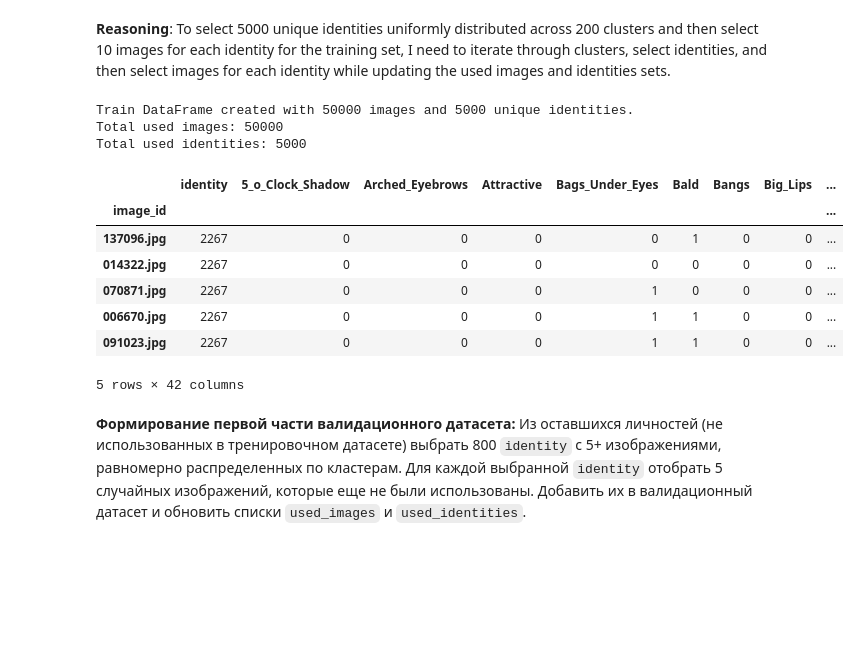
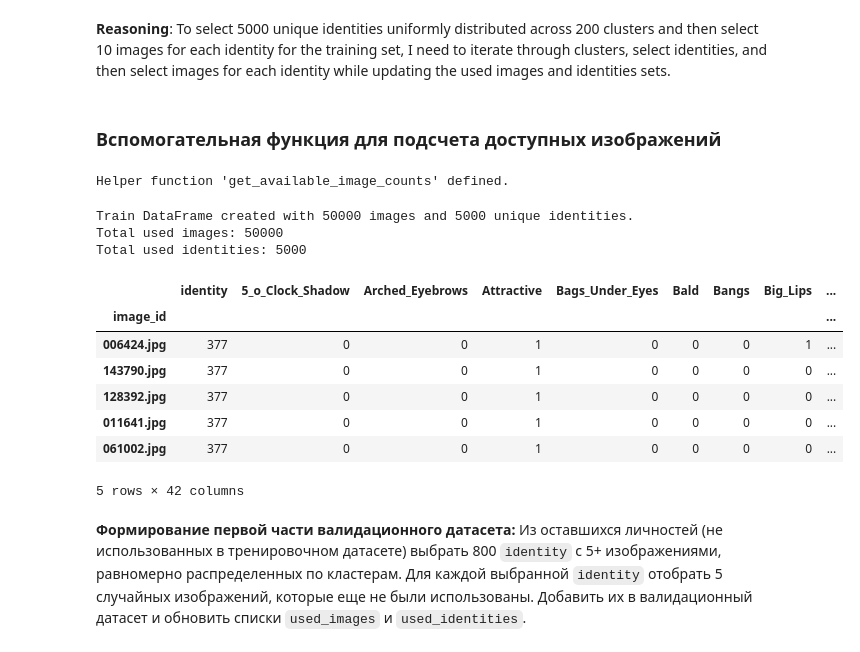
Before and after one commit to dukei/dls-fr, a Jupyter notebook: DLS-project-FR-2_PrepareDataset.ipynb, the cells around one changed output. Cells and saved outputs as stored; diff of their text form; code cells hidden in the pictures; blank space fills up the shorter version.

```diff
--- a/DLS-project-FR-2_PrepareDataset.ipynb
+++ b/DLS-project-FR-2_PrepareDataset.ipynb
@@ -263,6 +263,23 @@ DataFrame filtered for identities with 15+ images created.
 # %% [markdown]
 **Reasoning**:
 To select 5000 unique identities uniformly distributed across 200 clusters and then select 10 images for each identity for the training set, I need to iterate through clusters, select identities, and then select images for each identity while updating the used images and identities sets.
+# %% [markdown]
+### Вспомогательная функция для подсчета доступных изображений
+# %%
+def get_available_image_counts(df, used_images_set):
+    """
+    Calculates the number of available (not yet used) images for each identity in a DataFrame.
+    """
+    # Filter out images that are already used globally
+    available_df = df[~df.index.isin(used_images_set)].copy()
+
+    # Count available images per identity
+    available_counts = available_df.groupby('identity').size().reset_index(name='available_images_count')
+    return available_counts.set_index('identity')
+
+print("Helper function 'get_available_image_counts' defined.")
+# %% [output]
+Helper function 'get_available_image_counts' defined.
 # %%
 import numpy as np
 from tqdm.auto import tqdm
@@ -274,8 +291,8 @@ identities_per_cluster_target = target_train_identities // 200
 train_identities_collected = set()
 train_images_list = []
 
-# Group df_15_plus by cluster and identity for efficient lookup
-grouped_by_cluster_identity = df_15_plus.groupby(['cluster_label', 'identity'])
+# Pre-calculate available image counts for df_15_plus relevant identities
+available_train_counts = get_available_image_counts(df_15_plus, used_images)
 
 # Iterate through each cluster to select identities and images
 for cluster_label in tqdm(range(200)):
@@ -286,15 +303,18 @@ for cluster_label in tqdm(range(200)):
     possible_identities_in_cluster = df_15_plus[(df_15_plus['cluster_label'] == cluster_label) &
                                                 (~df_15_plus['identity'].isin(used_identities)) &
                                                 (df_15_plus['identity'].isin(identities_15_plus))]['identity'].unique()
-
-    # Convert to list for random sampling
     possible_identities_in_cluster = list(possible_identities_in_cluster)
 
+    eligible_identities_in_cluster = []
+    for identity in possible_identities_in_cluster:
+        if identity in available_train_counts.index and available_train_counts.loc[identity, 'available_images_count'] >= images_per_train_identity:
+            eligible_identities_in_cluster.append(identity)
+
     # Determine how many identities to pick from this cluster
-    num_to_pick = min(identities_per_cluster_target, len(possible_identities_in_cluster))
+    num_to_pick = min(identities_per_cluster_target, len(eligible_identities_in_cluster))
 
     if num_to_pick > 0:
-        selected_identities_from_cluster = np.random.choice(possible_identities_in_cluster, num_to_pick, replace=False)
+        selected_identities_from_cluster = np.random.choice(eligible_identities_in_cluster, num_to_pick, replace=False)
     else:
         selected_identities_from_cluster = []
 
@@ -302,14 +322,11 @@ for cluster_label in tqdm(range(200)):
         if len(train_identities_collected) >= target_train_identities:
             break
 
-        # Get images for this identity in this cluster, ensuring they are not used yet
-        identity_images = df_15_plus[(df_15_plus['identity'] == identity) &
-                                     (df_15_plus['cluster_label'] == cluster_label) &
-                                     (~df_15_plus.index.isin(used_images))]
+        available_images = merged_df[(merged_df['identity'] == identity) &
+                                     (~merged_df.index.isin(used_images))]
 
-        # Ensure there are enough images
-        if len(identity_images) >= images_per_train_identity:
-            selected_images = identity_images.sample(n=images_per_train_identity, random_state=42)
+        if len(available_images) >= images_per_train_identity:
+            selected_images = available_images.sample(n=images_per_train_identity, random_state=42)
             train_images_list.append(selected_images)
             used_images.update(selected_images.index.tolist())
             used_identities.add(identity)
@@ -324,47 +341,46 @@ if remaining_target_identities > 0:
     potential_additional_identities = []
     for identity in tqdm(identities_15_plus):
         if identity not in used_identities:
-            available_images = merged_df[(merged_df['identity'] == identity) &
-                                         (~merged_df.index.isin(used_images))]
-            if len(available_images) >= images_per_train_identity:
+            # Use pre-calculated counts
+            if identity in available_train_counts.index and available_train_counts.loc[identity, 'available_images_count'] >= images_per_train_identity:
                 potential_additional_identities.append(identity)
 
     # Sample remaining identities if available
     if len(potential_additional_identities) > 0:
         num_to_add = min(remaining_target_identities, len(potential_additional_identities))
         additional_identities_to_add = np.random.choice(potential_additional_identities, num_to_add, replace=False)
 
         for identity in tqdm(additional_identities_to_add):
             if len(train_identities_collected) >= target_train_identities:
                 break
 
             available_images = merged_df[(merged_df['identity'] == identity) &
                                          (~merged_df.index.isin(used_images))]
             selected_images = available_images.sample(n=images_per_train_identity, random_state=42)
             train_images_list.append(selected_images)
             used_images.update(selected_images.index.tolist())
             used_identities.add(identity)
             train_identities_collected.add(identity)
 
 
 if train_images_list:
     train_df = pd.concat(train_images_list)
 
 print(f"Train DataFrame created with {len(train_df.index.unique())} images and {len(train_identities_collected)} unique identities.")
 print(f"Total used images: {len(used_images)}")
 print(f"Total used identities: {len(used_identities)}")
 train_df.head()
 # %% [output]
 Train DataFrame created with 50000 images and 5000 unique identities.
 Total used images: 50000
 Total used identities: 5000
 |  | identity | 5_o_Clock_Shadow | Arched_Eyebrows | Attractive | Bags_Under_Eyes | Bald | Bangs | Big_Lips | ... |
 | image_id |  |  |  |  |  |  |  |  | ... |
-| 137096.jpg | 2267 | 0 | 0 | 0 | 0 | 1 | 0 | 0 | ... |
-| 014322.jpg | 2267 | 0 | 0 | 0 | 0 | 0 | 0 | 0 | ... |
-| 070871.jpg | 2267 | 0 | 0 | 0 | 1 | 0 | 0 | 0 | ... |
-| 006670.jpg | 2267 | 0 | 0 | 0 | 1 | 1 | 0 | 0 | ... |
-| 091023.jpg | 2267 | 0 | 0 | 0 | 1 | 1 | 0 | 0 | ... |
+| 006424.jpg | 377 | 0 | 0 | 1 | 0 | 0 | 0 | 1 | ... |
+| 143790.jpg | 377 | 0 | 0 | 1 | 0 | 0 | 0 | 0 | ... |
+| 128392.jpg | 377 | 0 | 0 | 1 | 0 | 0 | 0 | 0 | ... |
+| 011641.jpg | 377 | 0 | 0 | 1 | 0 | 0 | 0 | 0 | ... |
+| 061002.jpg | 377 | 0 | 0 | 1 | 0 | 0 | 0 | 0 | ... |
 5 rows × 42 columns
 # %% [markdown]
 
```
Also changed, not shown: parts of 21 cells of this notebook.
